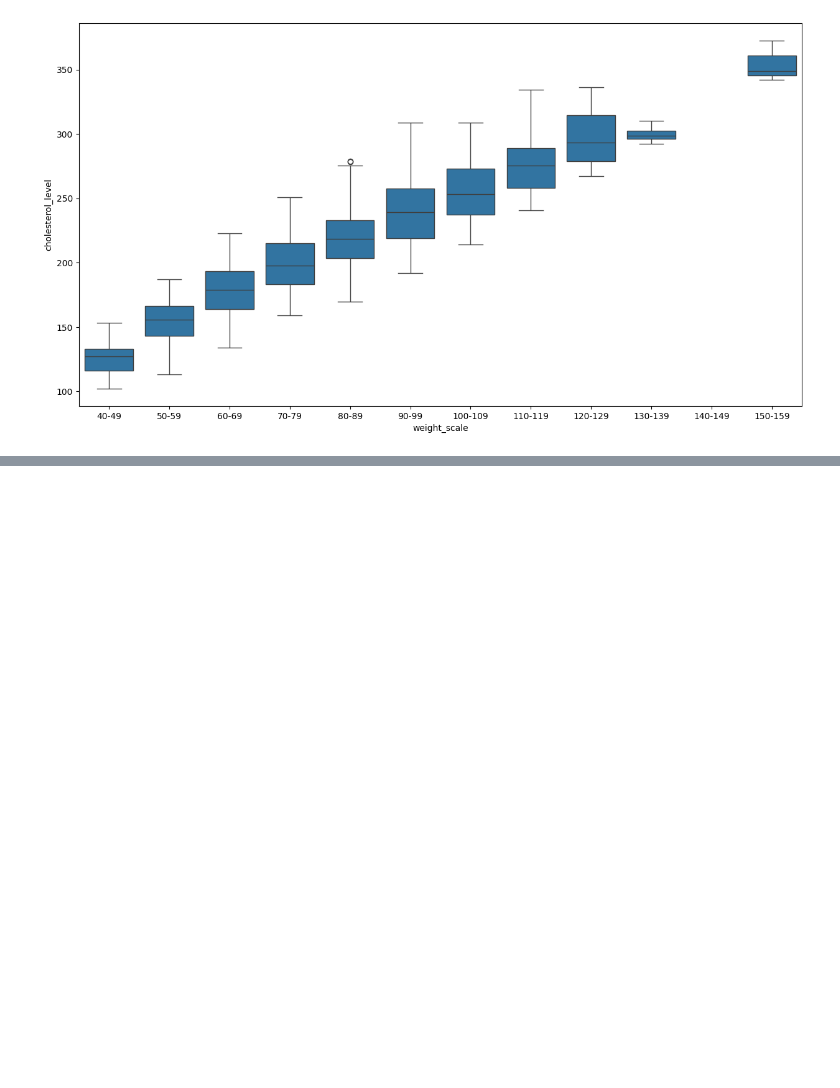
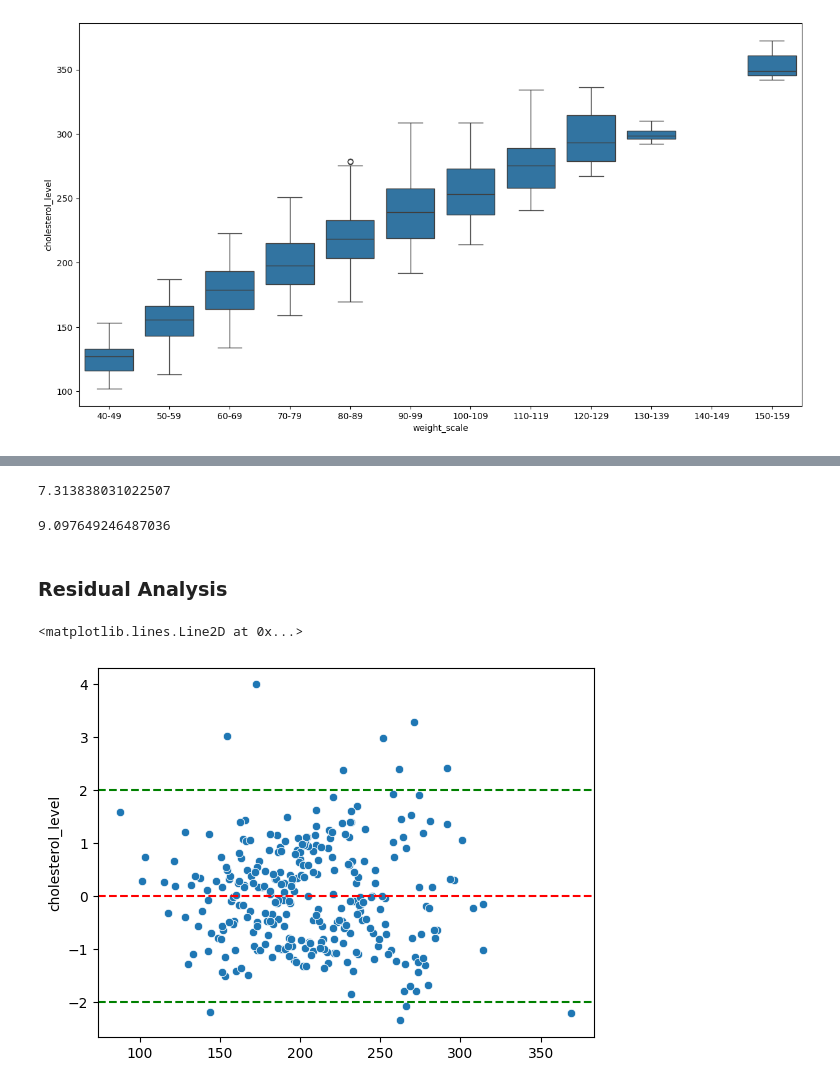
Before and after one commit to zec4o/multiple-linear-regression, a Jupyter notebook: cholesterol_model.ipynb, the cells around one changed output, grey strips where cells are left out. Drawn from its saved outputs; the diff is of its cells as text; code cells hidden in the pictures; blank space fills up the shorter version.

Commit message:
feat: valdating the model

```diff
--- a/cholesterol_model.ipynb
+++ b/cholesterol_model.ipynb
@@ -249,0 +312,3 @@ sns.boxplot(data=df_cholesterol_bucketing, x='weight_scale', y='cholesterol_leve
+# %%
+# Train the model
+reg_model.fit(X_train, y_train)
@@ -249,0 +335,3 @@ sns.boxplot(data=df_cholesterol_bucketing, x='weight_scale', y='cholesterol_leve
+# %%
+# Create Prediction
+y_pred = reg_model.predict(X_test)
@@ -249,0 +343,31 @@ sns.boxplot(data=df_cholesterol_bucketing, x='weight_scale', y='cholesterol_leve
+# %%
+# Calculate MAE (Mean Absolute Error)
+mean_absolute_error(y_test, y_pred)
+# %% [output]
+7.313838031022507
+# %%
+# Calculate RMSE (Root Mean Squared Error)
+root_mean_squared_error(y_test, y_pred)
+# %% [output]
+9.097649246487036
+# %% [markdown]
+### Residual Analysis
+# %%
+# Calculate the Residuals
+residuals = y_test - y_pred
+# %%
+# Transform the residuals to the stardard scale
+# (X - mean) / std
+from scipy.stats import zscore
+residuals_std = zscore(residuals)
+# %%
+# Verify the linearity of the residuals: Values are between -2 and 2
+# Verify homocedasticity: The residuals are spread equally along the line
+sns.scatterplot(x=y_pred, y=residuals_std)
+plt.axhline(y=0, color='r', linestyle='--')
+
+plt.axhline(y=2, color='g', linestyle='--')
+plt.axhline(y=-2, color='g', linestyle='--')
+# %% [output]
+<matplotlib.lines.Line2D at 0x...>
+[figure, added]
```
Also changed, not shown: parts of 20 cells of this notebook, 2 other files.
